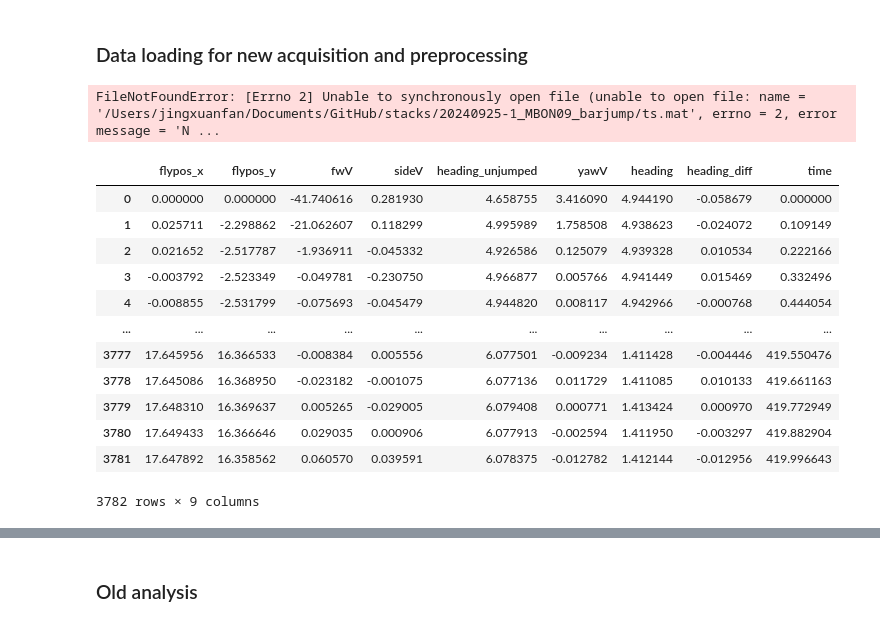
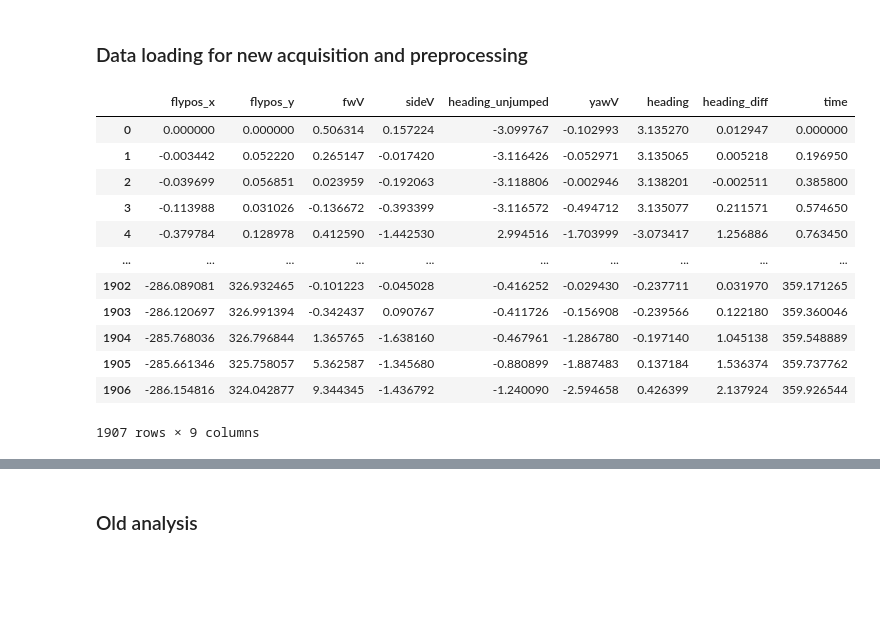
Before and after one commit to jingxuanf0214/thesis-2p-behavior-align, a Jupyter notebook: Exploratory analysis.ipynb, the cells around one changed output, grey strips where cells are left out. Cells and saved outputs as stored; diff of their text form; code cells hidden in the pictures; blank space fills up the shorter version.

```diff
--- a/Exploratory analysis.ipynb
+++ b/Exploratory analysis.ipynb
@@ -130,9 +130,13 @@ def process_resp_to_neural_df(ts_resp):
 
             # Process rawf_f_f_n data
             if raw_f_data is not None:
-                for i in range(raw_f_data.shape[0]):
-                    column_name = f"{field_name}_rawf{i+1}"
-                    neural_data[column_name] = raw_f_data[i, :]
+                if raw_f_data.ndim == 1:
+                    # If raw_f_data is 1-dimensional
+                    neural_data[f"{field_name}_rawf1"] = raw_f_data
+                else:
+                    for i in range(raw_f_data.shape[0]):
+                        column_name = f"{field_name}_rawf{i+1}"
+                        neural_data[column_name] = raw_f_data[i, :]
 
             # Process dff data
             for dff_key, dff_value in dff_data.items():
@@ -202,47 +206,45 @@ def load_matfile_to_df(matfile_path):
 
 
 # Example usage:
-behav_df, neural_df = load_matfile_to_df('/Users/jingxuanfan/Documents/GitHub/stacks/20240925-1_MBON09_barjump/ts_trial4.mat')
+behav_df, neural_df = load_matfile_to_df('/Volumes/Neurobio/wilsonlab/Jingxuan/standby/20241011-3_MBON21_no_jump/ts_trial1.mat')
 # print(df.head())
-# %% [output]
-FileNotFoundError: [Errno 2] Unable to synchronously open file (unable to open file: name = '/Users/jingxuanfan/Documents/GitHub/stacks/20240925-1_MBON09_barjump/ts.mat', errno = 2, error message = 'N ...
 # %%
 def rename_dataframe(df):
     # Drop columns containing 'int'
     df = df.drop(columns=[col for col in df.columns if 'int' in col])
 
     # Rename specified columns
     rename_dict = {
         'ball_forvel': 'fwV',
         'ball_sidevel': 'sideV',
         'ball_yawvel': 'yawV',
         'vis_yaw': 'heading',
         'ball_yaw': 'heading_unjumped',
         'vis_yawvel': 'heading_diff'
     }
     df = df.rename(columns=rename_dict)
     # Modify the column 'column_name' in place by dividing by 0.7
-    df['yawV'] = df['yawV'] / 0.8
-    df['heading'] = df['heading'] + np.pi
-    df['heading_unjumped'] = df['heading_unjumped'] + np.pi
+    #df['yawV'] = df['yawV'] / 0.8
+    #df['heading'] = df['heading'] + np.pi
+    #df['heading_unjumped'] = df['heading_unjumped'] + np.pi
     return df
 
 behav_df = rename_dataframe(behav_df)
 behav_df
 # %% [output]
 |  | flypos_x | flypos_y | fwV | sideV | heading_unjumped | yawV | heading | heading_diff | time |
-| 0 | 0.000000 | 0.000000 | -41.740616 | 0.281930 | 4.658755 | 3.416090 | 4.944190 | -0.058679 | 0.000000 |
-| 1 | 0.025711 | -2.298862 | -21.062607 | 0.118299 | 4.995989 | 1.758508 | 4.938623 | -0.024072 | 0.109149 |
-| 2 | 0.021652 | -2.517787 | -1.936911 | -0.045332 | 4.926586 | 0.125079 | 4.939328 | 0.010534 | 0.222166 |
-| 3 | -0.003792 | -2.523349 | -0.049781 | -0.230750 | 4.966877 | 0.005766 | 4.941449 | 0.015469 | 0.332496 |
-| 4 | -0.008855 | -2.531799 | -0.075693 | -0.045479 | 4.944820 | 0.008117 | 4.942966 | -0.000768 | 0.444054 |
+| 0 | 0.000000 | 0.000000 | 0.506314 | 0.157224 | -3.099767 | -0.102993 | 3.135270 | 0.012947 | 0.000000 |
+| 1 | -0.003442 | 0.052220 | 0.265147 | -0.017420 | -3.116426 | -0.052971 | 3.135065 | 0.005218 | 0.196950 |
+| 2 | -0.039699 | 0.056851 | 0.023959 | -0.192063 | -3.118806 | -0.002946 | 3.138201 | -0.002511 | 0.385800 |
+| 3 | -0.113988 | 0.031026 | -0.136672 | -0.393399 | -3.116572 | -0.494712 | 3.135077 | 0.211571 | 0.574650 |
+| 4 | -0.379784 | 0.128978 | 0.412590 | -1.442530 | 2.994516 | -1.703999 | -3.073417 | 1.256886 | 0.763450 |
 | ... | ... | ... | ... | ... | ... | ... | ... | ... | ... |
-| 3777 | 17.645956 | 16.366533 | -0.008384 | 0.005556 | 6.077501 | -0.009234 | 1.411428 | -0.004446 | 419.550476 |
-| 3778 | 17.645086 | 16.368950 | -0.023182 | -0.001075 | 6.077136 | 0.011729 | 1.411085 | 0.010133 | 419.661163 |
-| 3779 | 17.648310 | 16.369637 | 0.005265 | -0.029005 | 6.079408 | 0.000771 | 1.413424 | 0.000970 | 419.772949 |
-| 3780 | 17.649433 | 16.366646 | 0.029035 | 0.000906 | 6.077913 | -0.002594 | 1.411950 | -0.003297 | 419.882904 |
-| 3781 | 17.647892 | 16.358562 | 0.060570 | 0.039591 | 6.078375 | -0.012782 | 1.412144 | -0.012956 | 419.996643 |
+| 1902 | -286.089081 | 326.932465 | -0.101223 | -0.045028 | -0.416252 | -0.029430 | -0.237711 | 0.031970 | 359.171265 |
+| 1903 | -286.120697 | 326.991394 | -0.342437 | 0.090767 | -0.411726 | -0.156908 | -0.239566 | 0.122180 | 359.360046 |
+| 1904 | -285.768036 | 326.796844 | 1.365765 | -1.638160 | -0.467961 | -1.286780 | -0.197140 | 1.045138 | 359.548889 |
+| 1905 | -285.661346 | 325.758057 | 5.362587 | -1.345680 | -0.880899 | -1.887483 | 0.137184 | 1.536374 | 359.737762 |
+| 1906 | -286.154816 | 324.042877 | 9.344345 | -1.436792 | -1.240090 | -2.594658 | 0.426399 | 2.137924 | 359.926544 |
-3782 rows × 9 columns
+1907 rows × 9 columns
 # %%
 def detect_jumps_unwrapped(df, heading_column, time_column, jump_threshold=np.pi/4, min_time_between_jumps=30):
     # Unwrap the heading data
```
Also changed, not shown: parts of 6 cells of this notebook, 1 other file.
